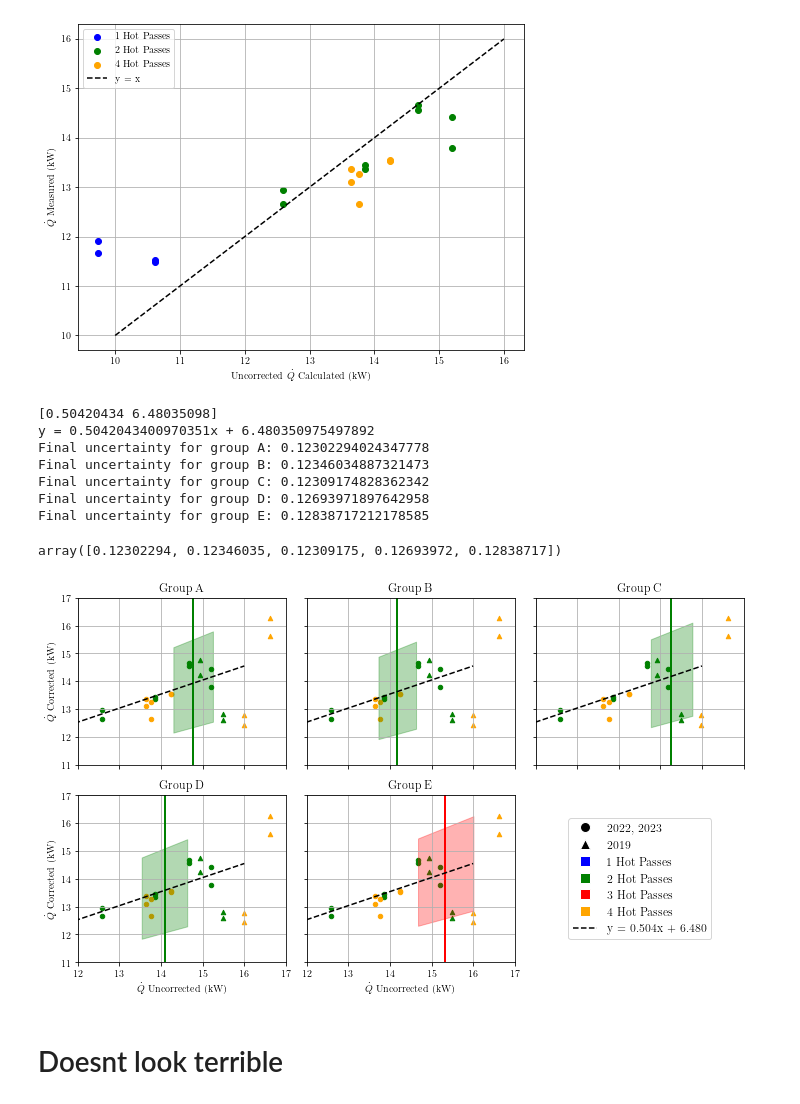
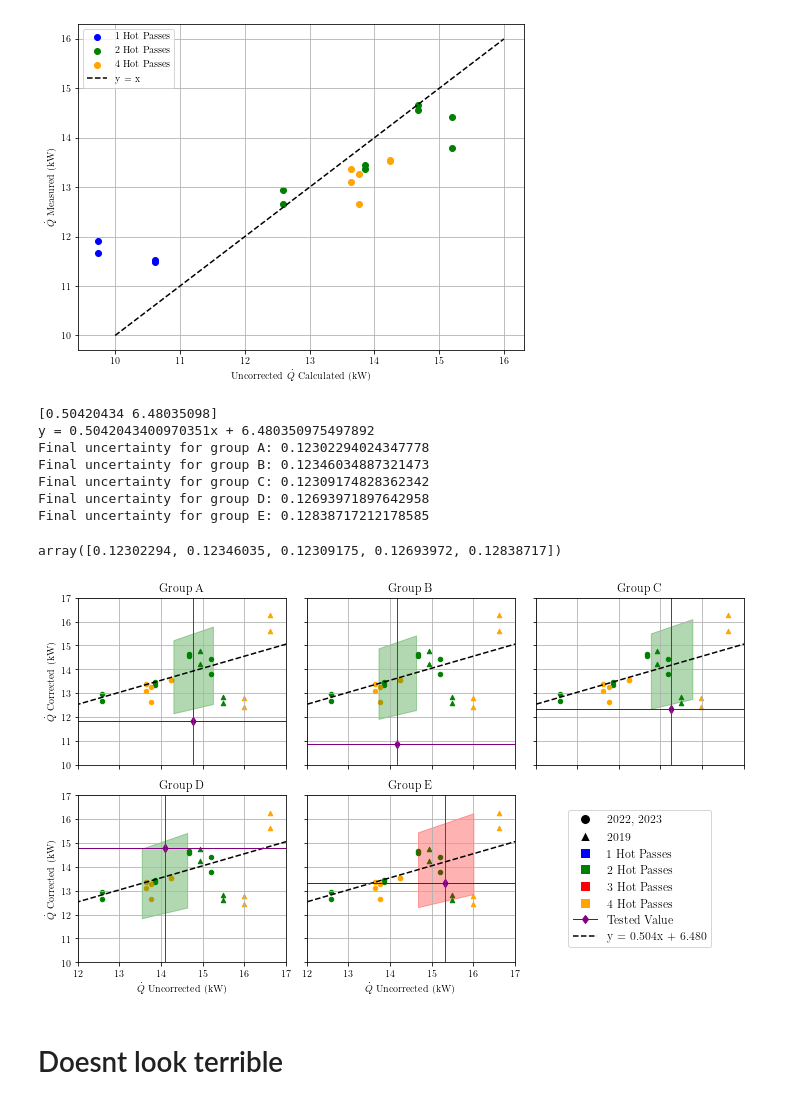
Before and after one commit to lpender3672/shell_tube_heat_exchanger, a Jupyter notebook: src/analysis.ipynb, the cells around one changed output. Drawn from its saved outputs; the diff is of its cells as text; code cells hidden in the pictures.

```diff
--- a/src/analysis.ipynb
+++ b/src/analysis.ipynb
@@ -161,7 +161,15 @@ u_qdot_calcs = [
 0.045360
 ]
 
-lin = np.linspace(10, 16, 100)
+Qdot_TESTED = [
+    11.83,
+    10.89,
+    12.34,
+    14.77,
+    13.33
+]
+
+lin = np.linspace(10, 18, 100)
 
 Qdot_meas = df["Qcorr"]
 uQdot_meas = udf["Qcorr"]
@@ -183,8 +191,10 @@ shaded_area_label = plt.Line2D([0], [0], color='grey', label='2024 Bands', marke
 colour_labels = [plt.Line2D([0], [0], marker='s', color='w', label=f'{p} Hot Passes',
                               markerfacecolor=cols[p], markersize=10) for p in [1, 2, 3, 4]]
 xy_label = plt.Line2D([0], [0], linestyle="--", color='black', label=f"y = {qdot_fit[0]:.3f}x + {qdot_fit[1]:.3f}")
+result_label = plt.Line2D([0], [0], linestyle="-", marker = "d", color='purple', label=f"Experimental Result", linewidth=1)
 
-legend_elements =  marker_labels + colour_labels + [xy_label]
+
+legend_elements =  marker_labels + colour_labels + [result_label, xy_label]
 
 
 xfit, yfit, y_upper, y_lower = stat_fit(Qdots / 1e3, Qdot_meas)
@@ -199,7 +209,7 @@ while plot_index < 5:
         ax.scatter(uQdots[u_hot_passes == p] / 1e3, uQdot_meas[u_hot_passes == p], marker="^", c = cols[p], s=20)
 
     qdoti = Qdots2024[plot_index] / 1e3
-    ax.axvline(qdoti, color=cols[hot_passes2024[plot_index]], linewidth = 2)
+    ax.axvline(qdoti, color=cols[hot_passes2024[plot_index]], linewidth = 1)
     qdotis = xfit[(xfit >= qdoti * (1 - u_qdot_calc)) & (xfit <= qdoti * (1 + u_qdot_calc))]
     y_lowers = y_lower[(xfit >= qdoti * (1 - u_qdot_calc)) & (xfit <= qdoti * (1 + u_qdot_calc))]
     y_uppers = y_upper[(xfit >= qdoti * (1 - u_qdot_calc)) & (xfit <= qdoti * (1 + u_qdot_calc))]
@@ -217,36 +227,39 @@ while plot_index < 5:
     if plot_index > 2:
         ax.set_xlabel("$\dot{Q}$ Uncorrected (kW)")
     if plot_index % 3 == 0:
         ax.set_ylabel("$\dot{Q}$ Corrected (kW)")
     #plt.title("$\dot{Q}$ calculated vs $\dot{Q}$ measured")
-    ax.set_ylim(11, 17)
+    ax.set_ylim(10, 17)
     ax.set_xlim(12, 17)
     #ax.set_xlim(0, 30)
     #ax.set_ylim(0, 30)
+
+    ax.axhline(Qdot_TESTED[plot_index], color="purple", linestyle="-", label="Tested Value", linewidth=1)
+    ax.scatter(qdoti, Qdot_TESTED[plot_index], color="purple",marker='d')
 
     #ax.legend(handles=legend_elements)
     ax.grid()
 
     plot_index += 1
 
 # make axes at 2,3 just a big legend
 legend_axis = axes[1,2]
 legend_axis.axis("off")
 legend_axis.legend(handles=legend_elements, loc="center", ncol=1, fontsize=12)
 
 plt.tight_layout()
-plt.savefig("Qdot_uncertainty_bands.png", dpi=600)
+plt.savefig("Qdot_result_bands.png", dpi=600)
 final_uncs
 # %% [output]
 [0.50420434 6.48035098]
 y = 0.5042043400970351x + 6.480350975497892
 Final uncertainty for group A: 0.12302294024347778
 Final uncertainty for group B: 0.12346034887321473
 Final uncertainty for group C: 0.12309174828362342
 Final uncertainty for group D: 0.12693971897642958
 Final uncertainty for group E: 0.12838717212178585
 array([0.12302294, 0.12346035, 0.12309175, 0.12693972, 0.12838717])
-[figure, old version]
+[figure, new version]
 # %% [markdown]
 # Doesnt look terrible
 # %%
```
Also changed, not shown: 6 other files.
